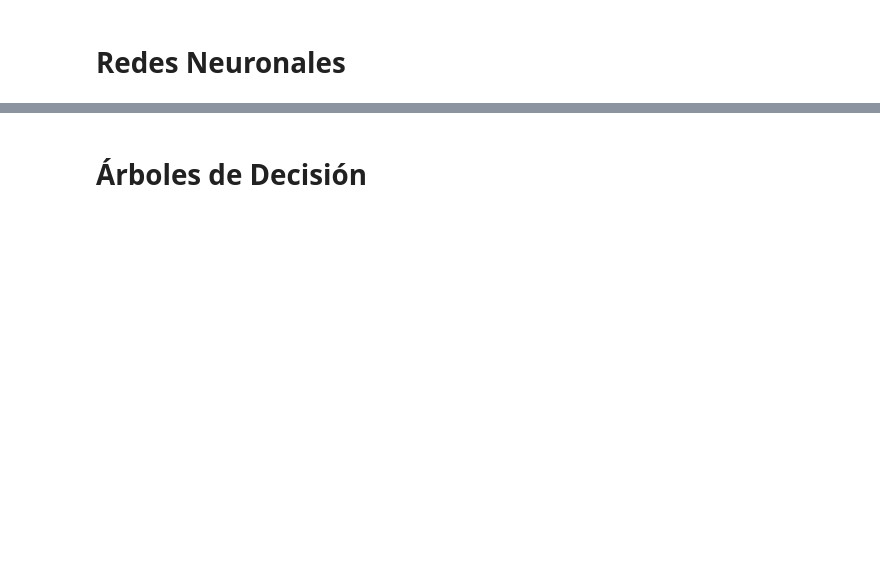
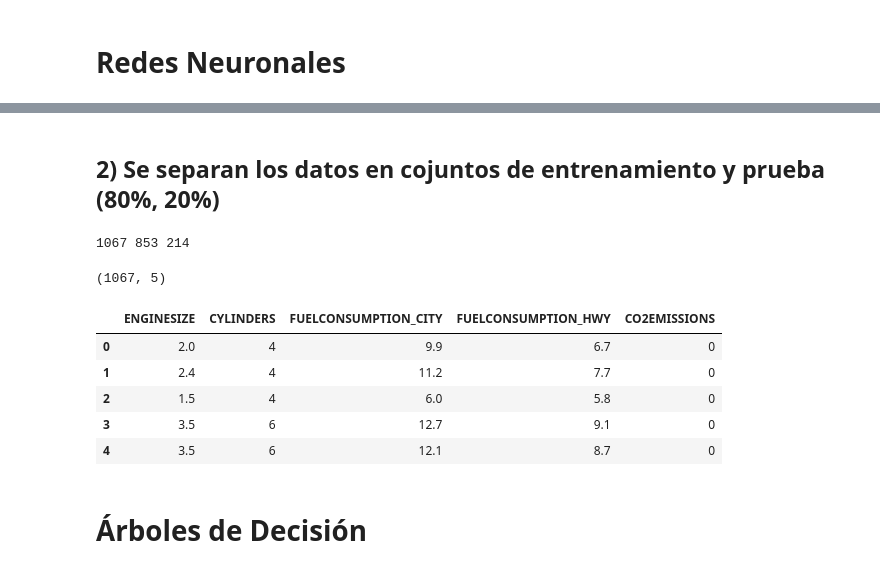
Before and after one commit to Carlosmtp/ML-CO2-Emissions, a Jupyter notebook: ML_CO2_Emissions.ipynb, the cells around one changed output, grey strips where cells are left out. Saved outputs shown, nothing was run; the diff lists cells and outputs as text; code cells hidden in the pictures; blank space fills up the shorter version.

```diff
--- a/ML_CO2_Emissions.ipynb
+++ b/ML_CO2_Emissions.ipynb
@@ -37,2 +91,26 @@ import sklearn
+# %% [markdown]
+## 2) Se separan los datos en cojuntos de entrenamiento y prueba (80%, 20%)
+# %%
+from sklearn.model_selection import train_test_split
+N=len(dataset)
+cTrain=int(N*0.8)
+cTest=N-cTrain
+print(N,cTrain,cTest)
+train_data,test_data= sklearn.model_selection.train_test_split(dataset, train_size=cTrain, test_size=cTest)
+# %% [output]
+1067 853 214
+# %%
+dataset.shape
+# %% [output]
+(1067, 5)
+# %%
+dataset.head()
+# %% [output]
+|  | ENGINESIZE | CYLINDERS | FUELCONSUMPTION_CITY | FUELCONSUMPTION_HWY | CO2EMISSIONS |
+| 0 | 2.0 | 4 | 9.9 | 6.7 | 0 |
+| 1 | 2.4 | 4 | 11.2 | 7.7 | 0 |
+| 2 | 1.5 | 4 | 6.0 | 5.8 | 0 |
+| 3 | 3.5 | 6 | 12.7 | 9.1 | 0 |
+| 4 | 3.5 | 6 | 12.1 | 8.7 | 0 |
 # %% [markdown]
 # Árboles de Decisión
```
Also changed, not shown: parts of 9 cells of this notebook.
